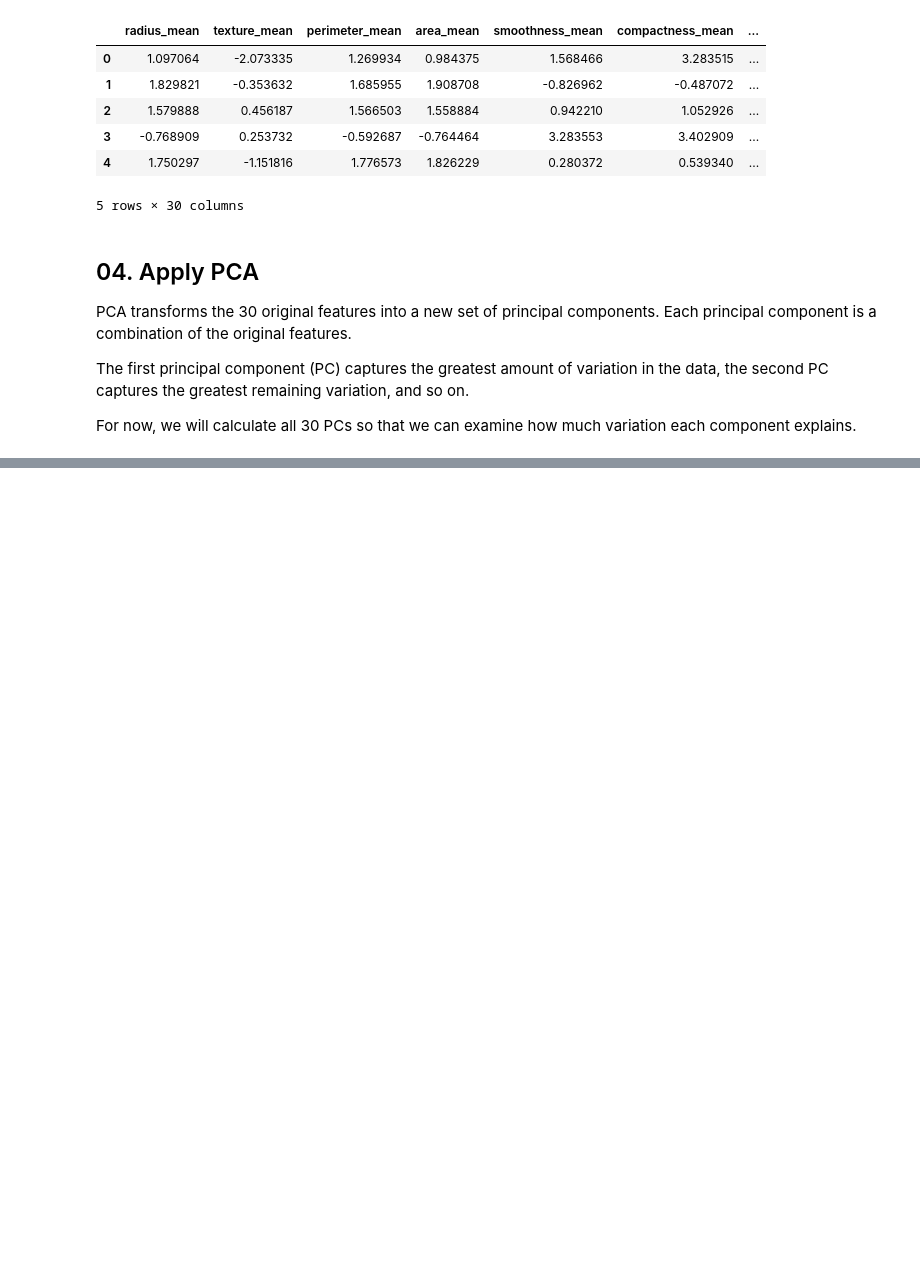
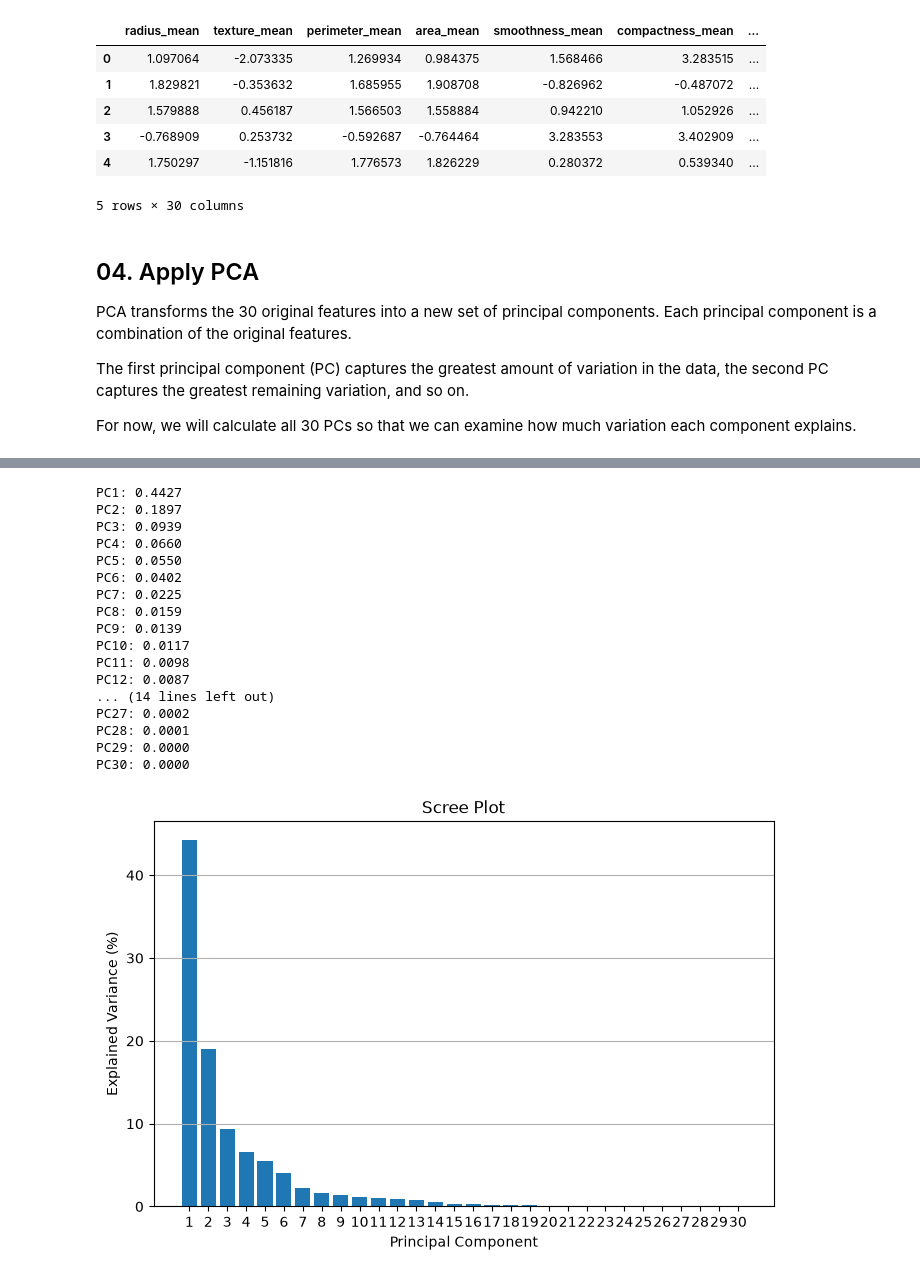
Before and after one commit to hweeenh/machine-learning-foundations, a Jupyter notebook: 06_PCA/06_pca.ipynb, the cells around one changed output, grey strips where cells are left out. Drawn from its saved outputs; the diff is of its cells as text; code cells hidden in the pictures; blank space fills up the shorter version.

```diff
--- a/06_PCA/06_pca.ipynb
+++ b/06_PCA/06_pca.ipynb
@@ -108,0 +115,34 @@ Number of principal compoentns: 30
+# %%
+#explained variance of each PC
+explained_variance = pca.explained_variance_ratio_
+for i, variance in enumerate(explained_variance, start=1):
+    print(f"PC{i}: {variance:.4f}")
+
+#scree plot
+plt.figure(figsize=(8,5))
+plt.bar(range(1,len(explained_variance) + 1), explained_variance * 100)
+plt.xlabel('Principal Component')
+plt.ylabel('Explained Variance (%)')
+plt.title('Scree Plot')
+plt.xticks(range(1, len(explained_variance) + 1))
+plt.grid(axis='y')
+plt.show()
+# %% [output]
+PC1: 0.4427
+PC2: 0.1897
+PC3: 0.0939
+PC4: 0.0660
+PC5: 0.0550
+PC6: 0.0402
+PC7: 0.0225
+PC8: 0.0159
+PC9: 0.0139
+PC10: 0.0117
+PC11: 0.0098
+PC12: 0.0087
+... (14 lines left out)
+PC27: 0.0002
+PC28: 0.0001
+PC29: 0.0000
+PC30: 0.0000
+[figure, added]
```
Also changed, not shown: parts of 13 cells of this notebook.
